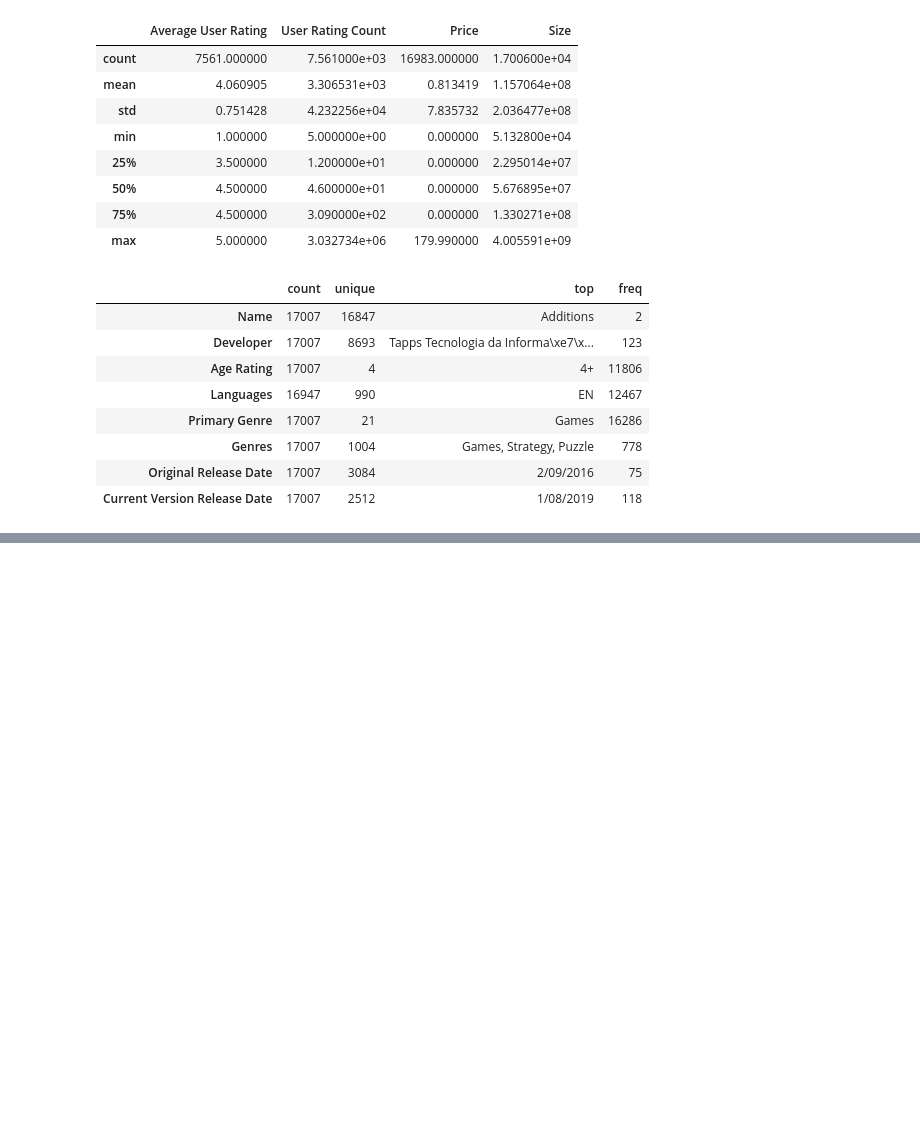
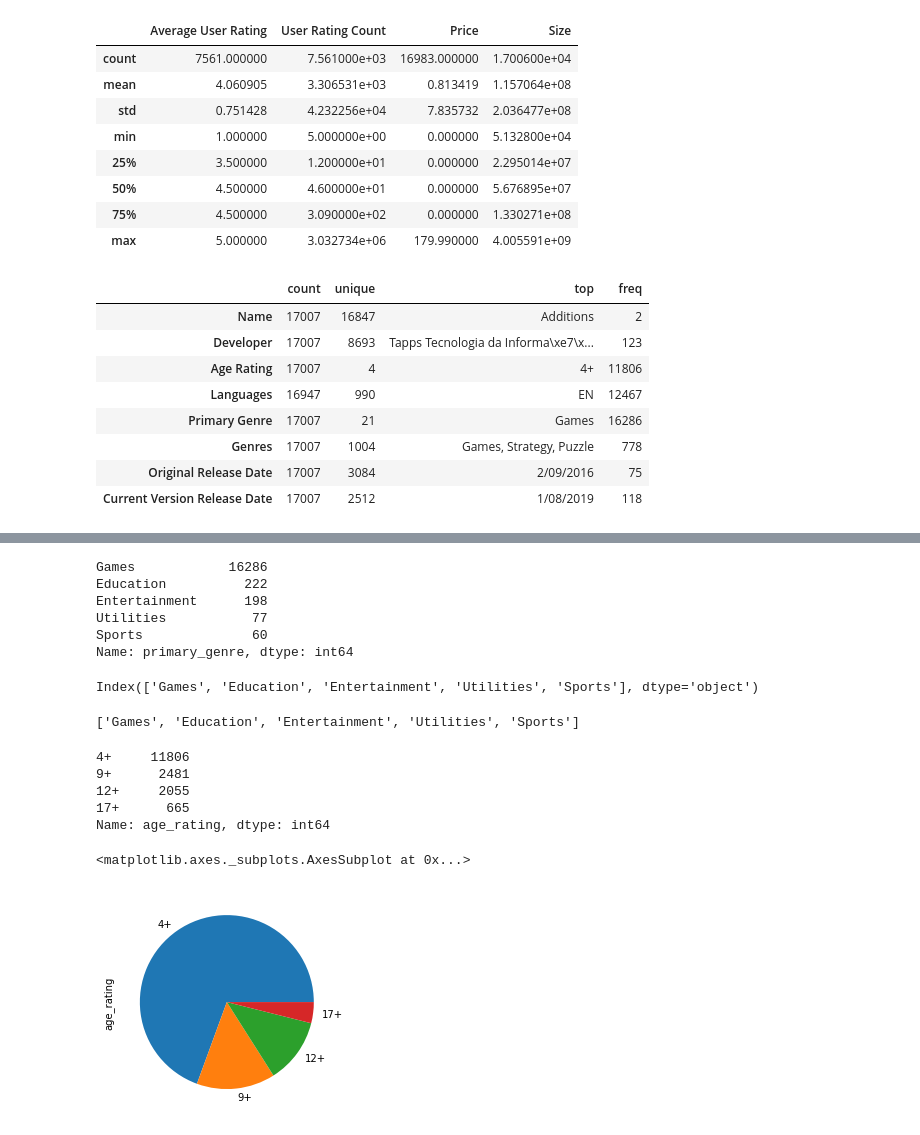
Before and after one commit to ikatyszko/data-science-bootcamp, a Jupyter notebook: zapis_odczyt_v2.ipynb, the cells around one changed output, grey strips where cells are left out. Cells and saved outputs as stored; diff of their text form; code cells hidden in the pictures; blank space fills up the shorter version.

```diff
--- a/zapis_odczyt_v2.ipynb
+++ b/zapis_odczyt_v2.ipynb
@@ -58,0 +69,30 @@ df.columns = [col.replace(' ', '_') for col in df.columns]
+# %%
+df.primary_genre.value_counts().nlargest(5)
+# %% [output]
+Games            16286
+Education          222
+Entertainment      198
+Utilities           77
+Sports              60
+Name: primary_genre, dtype: int64
+# %%
+  df.primary_genre.value_counts().nlargest(5).index
+# %% [output]
+Index(['Games', 'Education', 'Entertainment', 'Utilities', 'Sports'], dtype='object')
+# %%
+list(  df.primary_genre.value_counts().nlargest(5).index)
+# %% [output]
+['Games', 'Education', 'Entertainment', 'Utilities', 'Sports']
+# %%
+df.age_rating.value_counts()
+# %% [output]
+4+     11806
+9+      2481
+12+     2055
+17+      665
+Name: age_rating, dtype: int64
+# %%
+df.age_rating.value_counts().plot(kind='pie')
+# %% [output]
+<matplotlib.axes._subplots.AxesSubplot at 0x...>
+[figure, added]
```
Also changed, not shown: parts of 20 cells of this notebook.
